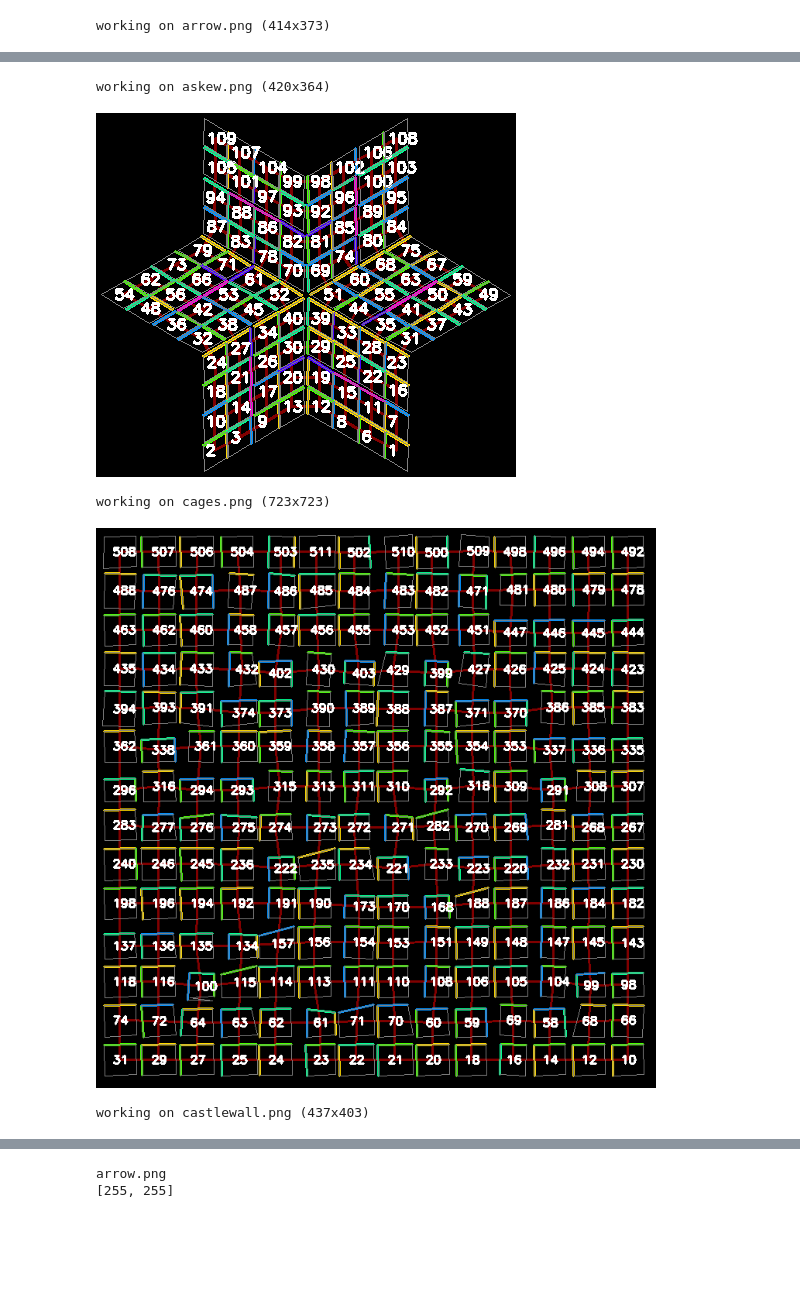
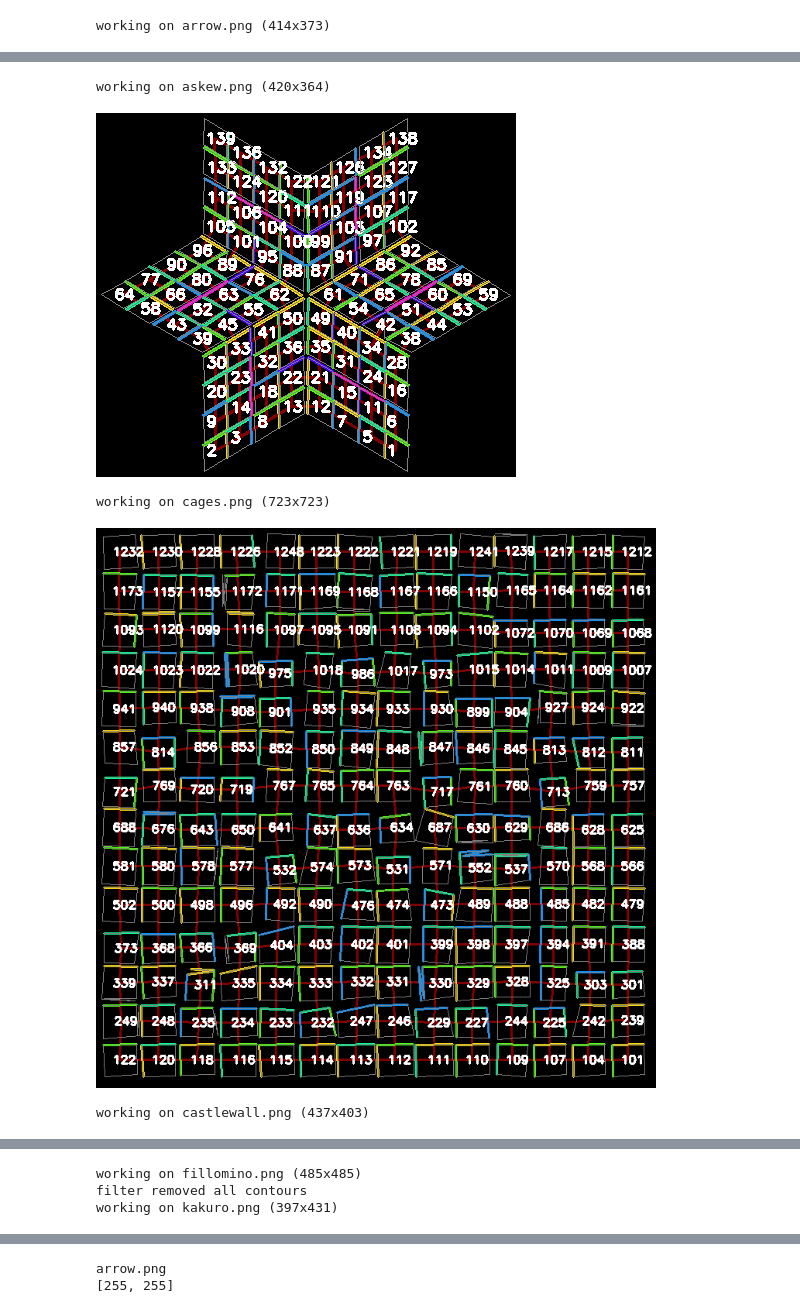
Before and after one commit to PhilHarnish/forge, a Jupyter notebook: src/data/image/scratch.ipynb, the cells around one changed output, grey strips where cells are left out. Drawn from its saved outputs; the diff is of its cells as text; code cells hidden in the pictures; blank space fills up the shorter version.

```diff
--- a/src/data/image/scratch.ipynb
+++ b/src/data/image/scratch.ipynb
@@ -7,6 +7,7 @@ prod_config.init()
 import cv2
 import glob
 import itertools
+import importlib
 import numpy as np
 import math
 import matplotlib.pyplot as plt
@@ -19,11 +20,10 @@ from typing import Iterable, Tuple
 from data import data
 from util import perf
 from util.geometry import np2d
-from data.image import analysis, coloring, component, component_database, grid, utils
+from data.image import coloring, component, component_database, image, utils
+from puzzle.problems.image import image_problem
+from puzzle.steps.image import decompose
 
-import importlib
-importlib.reload(analysis)
-importlib.reload(grid)
 importlib.reload(image)
 importlib.reload(np2d)
 importlib.reload(utils)
@@ -55,8 +55,8 @@ def get_img(name, subdir: str = 'original'):
   return cv2.imread(image_path(name, subdir=subdir), flags=cv2.IMREAD_UNCHANGED)
 
 
-def get_grid(name, subdir: str = 'original'):
-  return grid.Grid(get_img(name, subdir=subdir))
+def get_image(name):
+  return image.Image(get_img(name))
 
 
 def show(label, img=None):
@@ -84,16 +84,12 @@ def show_components(g):
 
 def imgs(subdir: str = 'original') -> Iterable[np.ndarray]:
   for filename in sorted(glob.glob(image_path(_FILE_PATTERN, subdir))):
-    yield (
-      path.basename(filename),
-      cv2.imread(filename, flags=cv2.IMREAD_UNCHANGED))
-
-
-def grids(subdir: str = 'original') -> Iterable[Tuple[str, grid.Grid]]:
-  for name, img in imgs(subdir):
+    name = path.basename(filename)
     if _FOCUS and name not in _FOCUS:
       continue
-    yield name, grid.Grid(img)
+    yield (
+      name,
+      cv2.imread(filename, flags=cv2.IMREAD_UNCHANGED))
 
 
 def images() -> Iterable[image.Image]:
@@ -271,8 +265,7 @@ all_grids = list(grids())
 process = perf.Perf('process', [
   'contours', 'dedupe', 'drawing', 'findContours', 'grid', 'load', 'neighbors.fit', 'neighbors.kneighbors', 'wall_segments'])
 
-#g = get_grid('spiral.png')
-FOCUS = {
+_FOCUS = {
   #'askew.png': {
     #79, 56,
   #},
@@ -280,18 +273,15 @@ FOCUS = {
     #66, 73
   #},
 }
+for n, i in imgs():
+  p = image_problem.ImageProblem(n, i)
+  focus_points = _FOCUS.get(n)
 
-for name, g in all_grids[0:4]:
-  if FOCUS and name not in FOCUS:
-    continue
-  focus_points = FOCUS.get(name)
-  with process['grid']:
-    src = g.grid_without_threshold.copy()
-    #show(src)
+  src = p._decompose.get_result().get_debug_data()
 
   height, width = src.shape
   area_threshold = (width * height) / 4  # Maximum allowed empty space.
-  print('working on %s (%dx%d)' % (name, width, height))
+  print('working on %s (%dx%d)' % (n, width, height))
 
   with process['findContours']:
     im2, contours, hierarchy = cv2.findContours(src, cv2.RETR_TREE, cv2.CHAIN_APPROX_SIMPLE)
@@ -353,5 +343,5 @@ working on arrow.png (414x373)
 working on askew.png (420x364)
-[figure, old version]
+[figure, new version]
 working on cages.png (723x723)
-[figure, old version]
+[figure, new version]
 working on castlewall.png (437x403)
@@ -368,0 +351,3 @@ dedupe:               404600.61/s, 4344.65x (4626 calls, 11.43u)
+working on fillomino.png (485x485)
+filter removed all contours
+working on kakuro.png (397x431)
```
Also changed, not shown: parts of 7 cells of this notebook.
